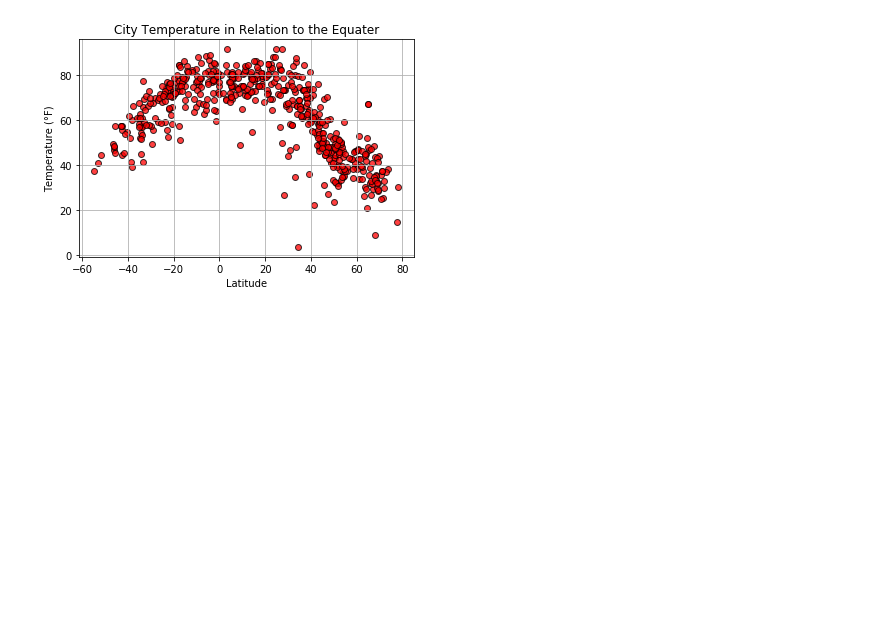
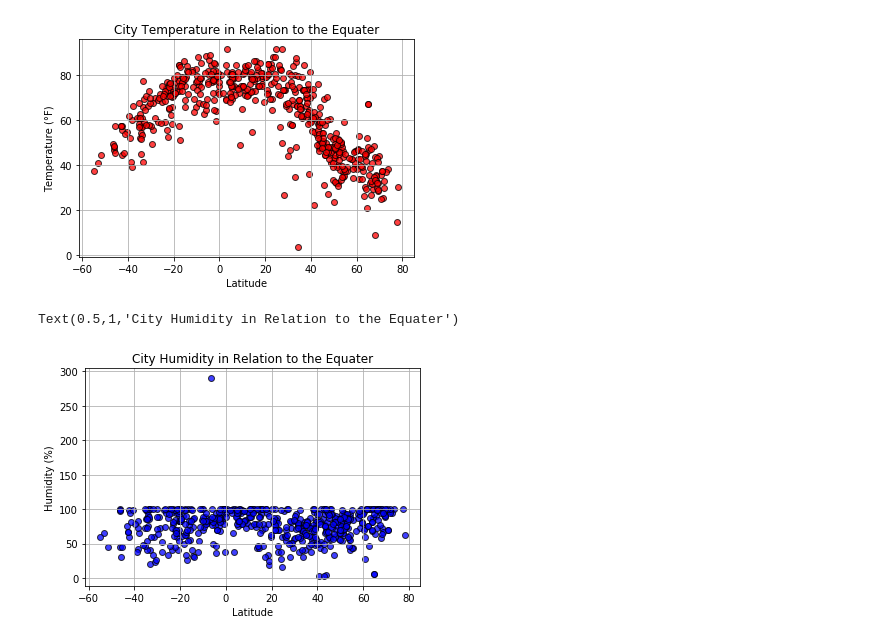
Before and after one commit to tc-sabr/Weather, a Jupyter notebook: Weather_Analysis.ipynb, the cells around one changed output. Cells and saved outputs as stored; diff of their text form; code cells hidden in the pictures; blank space fills up the shorter version.

Commit message:
scatter humidity v lat

```diff
--- a/Weather_Analysis.ipynb
+++ b/Weather_Analysis.ipynb
@@ -107,3 +107,15 @@ plt.title('City Temperature in Relation to the Equater')
 # %% [output]
 Text(0.5,1,'City Temperature in Relation to the Equater')
 [figure]
+# %%
+#create scatter for lat & humidity
+plt.scatter(weather_df['Lat'], weather_df['Humidity'], marker='o',
+            facecolor='blue', edgecolor='black', alpha=0.75)
+
+plt.grid()
+plt.xlabel('Latitude')
+plt.ylabel('Humidity (%)')
+plt.title('City Humidity in Relation to the Equater')
+# %% [output]
+Text(0.5,1,'City Humidity in Relation to the Equater')
+[figure, added]
```
